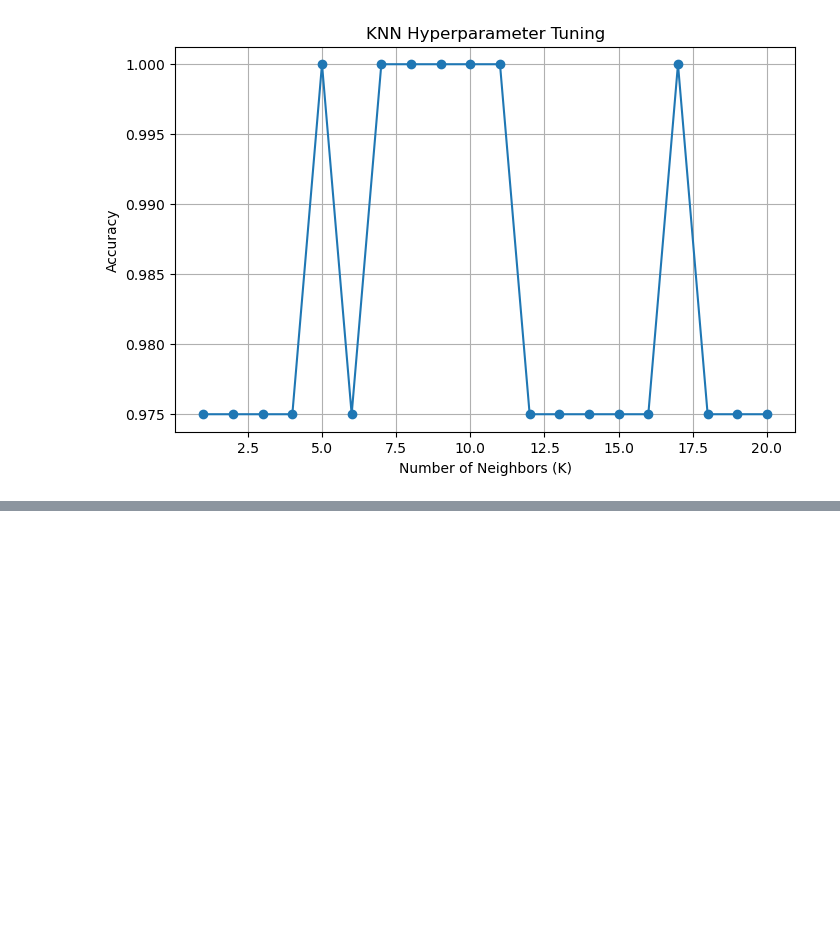
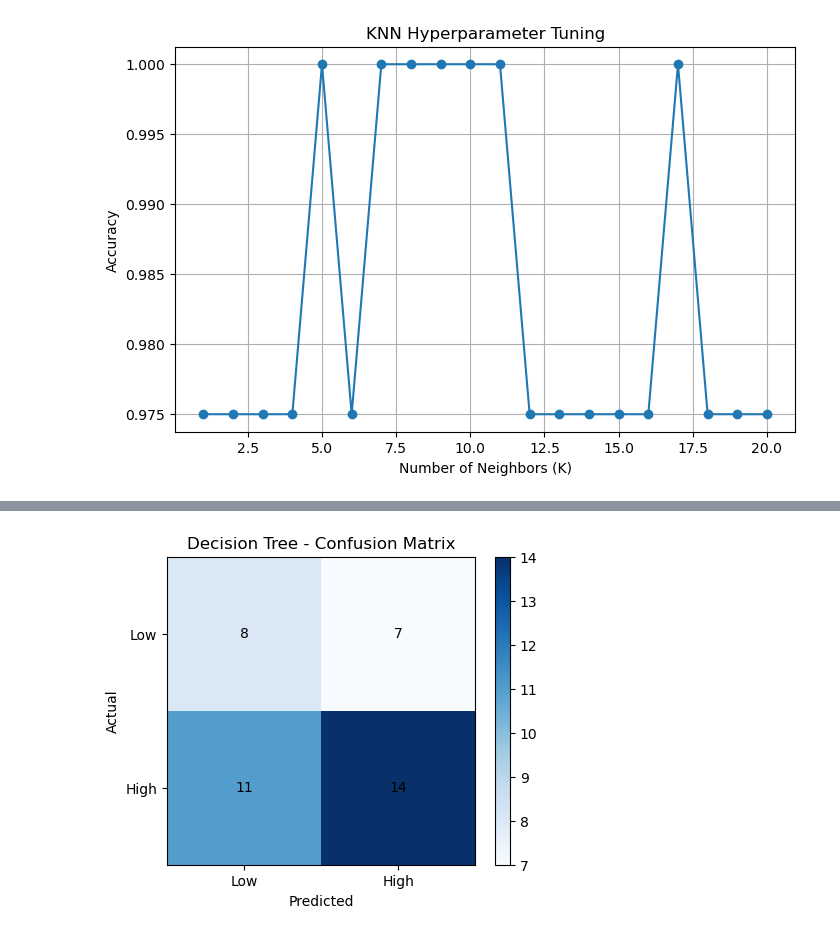
Before and after one commit to Ansh1803/ML, a Jupyter notebook: FTDna.ipynb, the cells around one changed output, grey strips where cells are left out. Saved outputs shown, nothing was run; the diff lists cells and outputs as text; code cells hidden in the pictures; blank space fills up the shorter version.

```diff
--- a/FTDna.ipynb
+++ b/FTDna.ipynb
@@ -234,0 +289,98 @@ ValueError: Unknown label type: continuous. Maybe you are trying to fit a classi
+# %%
+import matplotlib.pyplot as plt
+from sklearn.metrics import confusion_matrix, roc_curve, auc
+
+# -------------------- Decision Tree --------------------
+cm_dt = confusion_matrix(b_test, Result)
+
+plt.figure(figsize=(5,4))
+plt.imshow(cm_dt, interpolation='nearest', cmap=plt.cm.Blues)
+plt.title("Decision Tree - Confusion Matrix")
+plt.colorbar()
+tick_marks = [0, 1]
+plt.xticks(tick_marks, ['Low', 'High'])
+plt.yticks(tick_marks, ['Low', 'High'])
+plt.xlabel("Predicted")
+plt.ylabel("Actual")
+
+for i in range(2):
+    for j in range(2):
+        plt.text(j, i, cm_dt[i, j], ha='center', va='center', color='black')
+
+plt.show()
+
+fpr_dt, tpr_dt, _ = roc_curve(b_test, Result)
+roc_auc_dt = auc(fpr_dt, tpr_dt)
+
+plt.figure(figsize=(5,4))
+plt.plot(fpr_dt, tpr_dt, color='blue', label=f'AUC = {roc_auc_dt:.2f}')
+plt.plot([0, 1], [0, 1], linestyle='--', color='gray')
+plt.title("Decision Tree - ROC Curve")
+plt.xlabel("False Positive Rate")
+plt.ylabel("True Positive Rate")
+plt.legend()
+plt.show()
+
+
+# -------------------- KNN --------------------
+cm_knn = confusion_matrix(Y_test, pred)
+
+plt.figure(figsize=(5,4))
+plt.imshow(cm_knn, interpolation='nearest', cmap=plt.cm.Oranges)
+plt.title("KNN - Confusion Matrix")
+plt.colorbar()
+plt.xticks(tick_marks, ['Low', 'High'])
+plt.yticks(tick_marks, ['Low', 'High'])
+plt.xlabel("Predicted")
+plt.ylabel("Actual")
+
+for i in range(2):
+    for j in range(2):
+        plt.text(j, i, cm_knn[i, j], ha='center', va='center', color='black')
+
+plt.show()
+
+fpr_knn, tpr_knn, _ = roc_curve(Y_test, pred)
+roc_auc_knn = auc(fpr_knn, tpr_knn)
+
+plt.figure(figsize=(5,4))
+plt.plot(fpr_knn, tpr_knn, color='orange', label=f'AUC = {roc_auc_knn:.2f}')
+plt.plot([0, 1], [0, 1], linestyle='--', color='gray')
+plt.title("KNN - ROC Curve")
+plt.xlabel("False Positive Rate")
+plt.ylabel("True Positive Rate")
+plt.legend()
+plt.show()
+
+
+# -------------------- Naive Bayes --------------------
+cm_nb = confusion_matrix(y_test, y_pred)
+
+plt.figure(figsize=(5,4))
+plt.imshow(cm_nb, interpolation='nearest', cmap=plt.cm.Greens)
+plt.title("Naive Bayes - Confusion Matrix")
+plt.colorbar()
+plt.xticks(tick_marks, ['Low', 'High'])
+plt.yticks(tick_marks, ['Low', 'High'])
+plt.xlabel("Predicted")
+plt.ylabel("Actual")
+
+for i in range(2):
+    for j in range(2):
+        plt.text(j, i, cm_nb[i, j], ha='center', va='center', color='black')
+
+plt.show()
+
+fpr_nb, tpr_nb, _ = roc_curve(y_test, y_pred)
+roc_auc_nb = auc(fpr_nb, tpr_nb)
+
+plt.figure(figsize=(5,4))
+plt.plot(fpr_nb, tpr_nb, color='green', label=f'AUC = {roc_auc_nb:.2f}')
+plt.plot([0, 1], [0, 1], linestyle='--', color='gray')
+plt.title("Naive Bayes - ROC Curve")
+plt.xlabel("False Positive Rate")
+plt.ylabel("True Positive Rate")
+plt.legend()
+plt.show()
+# %% [output]
+[figure, added]
```
Also changed, not shown: parts of 7 cells of this notebook.
